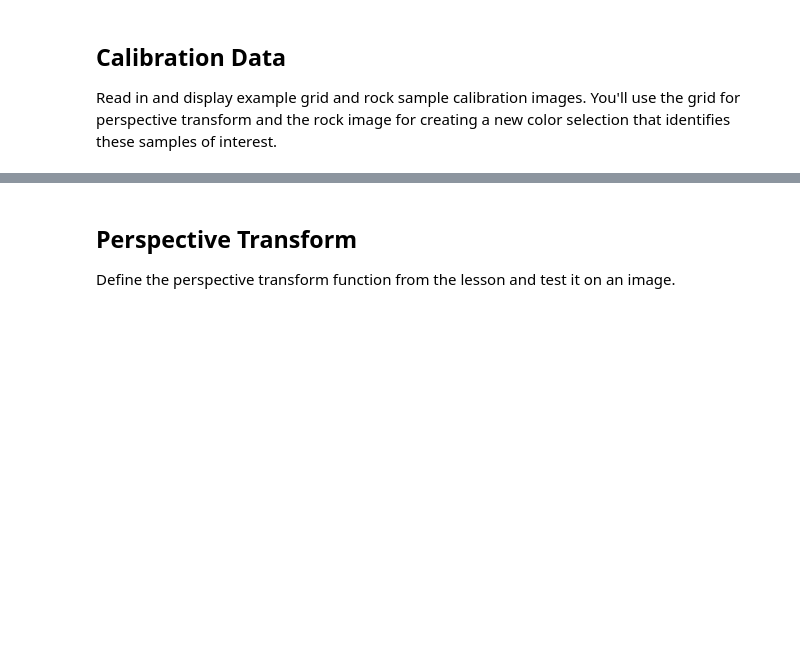
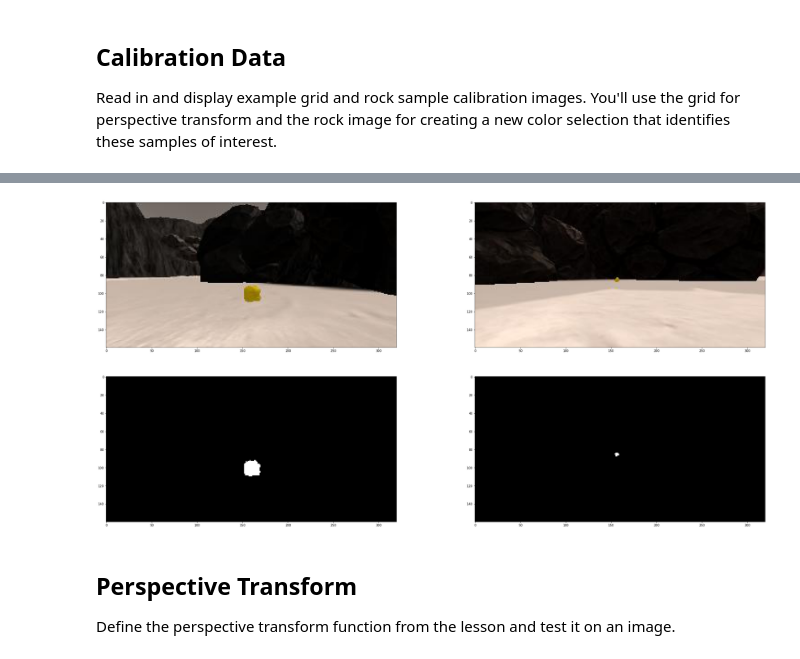
Before and after one commit to curtwelch/RoboND-Rover-Project, a Jupyter notebook: code/Rover_Project_Test_Notebook.ipynb, the cells around one changed output, grey strips where cells are left out. Cells and saved outputs as stored; diff of their text form; code cells hidden in the pictures; blank space fills up the shorter version.

```diff
--- a/code/Rover_Project_Test_Notebook.ipynb
+++ b/code/Rover_Project_Test_Notebook.ipynb
@@ -65,3 +48,91 @@ None
+# %%
+def yellow_thresh(img, brightness_thresh=200, ratio_thresh=10):
+    # a Look for bright yellow pixels to find the rocks
+    color_select = np.zeros_like(img[:,:,0])
+    # above_thresh will now contain a boolean array with "True"
+    # where threshold was met.
+    # We use the ratios of R/B * G/B to test the relative ratios
+    # of Blue to R and G to creeate a measure the "yelow" feature.
+    # Add 1 to blue to prevent divide by zero.
+    # And we set a brightness limit to filter out black objects registering as yellow
+    if 0:
+        img = np.int32(img)
+        above_thresh = (((img[:,:,0] * img[:,:,1]) / (img[:,:,2]*img[:,:,2]+1)) > ratio_thresh) & \
+                ((img[:,:,0] + img[:,:,1] + img[:,:,2]) > brightness_thresh)
+    if 0:
+        ratio = 4
+        above_thresh = (img[:,:,0]/ratio > img[:,:,2]) & (img[:,:,1]/ratio > img[:,:,2])
+    if 1:
+        img = np.float32(img)
+        above_thresh = (((img[:,:,0] * img[:,:,1]) / (img[:,:,2]*img[:,:,2]+1.0) > ratio_thresh) &
+            ((img[:,:,0] + img[:,:,1] + img[:,:,2]) > brightness_thresh))
+    #above_thresh = ((img[:,:,0] * img[:,:,1] / ((img[:,:,2]+1) ** 2)) > ratio_thresh)
+    # Index the array of zeros with the boolean array and set to 1
+    color_select[above_thresh] = 1
+    # Return the binary image
+    return color_select
+
+
+def rock_thresh(img, rgb_thresh=(80,80,60)):
+    # Somewhat like color_thresh() but blue must be BELOW the value
+    # for deteting yellow
+    # Create an array of zeros same xy size as img, but single channel
+    color_select = np.zeros_like(img[:,:,0])
+    above_thresh = (img[:,:,0] > rgb_thresh[0]) \
+                & (img[:,:,1] > rgb_thresh[1]) \
+                & (img[:,:,2] < rgb_thresh[2])
+    # Index the array of zeros with the boolean array and set to 1
+    color_select[above_thresh] = 1
+    if 0:
+        print(above_thresh.shape)
+        for x in range(160):
+            for y in range(320):
+                if color_select[x][y]:
+                    print (img[x][y])
+                    r = float(img[x,y,0])
+                    g = img[x,y,1]
+                    b = img[x,y,2]
+                    print ("  rgb is", r, g, b, r*g, (b+1)**2, (r*b)/((b+1)**2))
+                    return color_select
+    # Return the binary image
+    return color_select
+
+# In the simulator you can toggle on a grid on the ground for calibration
+# You can also toggle on the rock samples with the 0 (zero) key.
+# Here's an example of the grid and one of the rocks
+example_grid = '../calibration_images/example_grid1.jpg'
+example_rock = '../calibration_images/example_rock1.jpg'
+grid_img = mpimg.imread(example_grid)
+rock1_img = mpimg.imread(example_rock)
+rock2_img = mpimg.imread('../calibration_images/example_rock2.jpg')
+rock2_img = mpimg.imread('../calibration_images/rock1.jpg')
+rock1 = None
+rock2 = None
+rgb=(90,90,60)
+rock1t = rock_thresh(rock1_img, rgb_thresh=rgb)
+#rock1y = yellow_thresh(rock1_img)
+rock2t = rock_thresh(rock2_img, rgb_thresh=rgb)
+#rock2y = yellow_thresh(rock2_img)
+
+#%timeit rr = rock_thresh(rock1_img)
+#%timeit rr = yellow_thresh(rock1_img)
+
+fig = plt.figure(figsize=(40,30))
+plt.subplot(321)
+plt.imshow(rock1_img)
+plt.subplot(322)
+plt.imshow(rock2_img)
+plt.subplot(323)
+plt.imshow(rock1t, cmap='gray')
+plt.subplot(324)
+plt.imshow(rock2t, cmap='gray')
+#plt.subplot(325)
+#plt.imshow(rock1y, cmap='gray')
+#plt.subplot(326)
+#plt.imshow(rock2y, cmap='gray')
+None
+# %% [output]
+[figure, added]
 # %% [markdown]
 ## Perspective Transform
 
```
Also changed, not shown: parts of 7 cells of this notebook, 3 other files.
